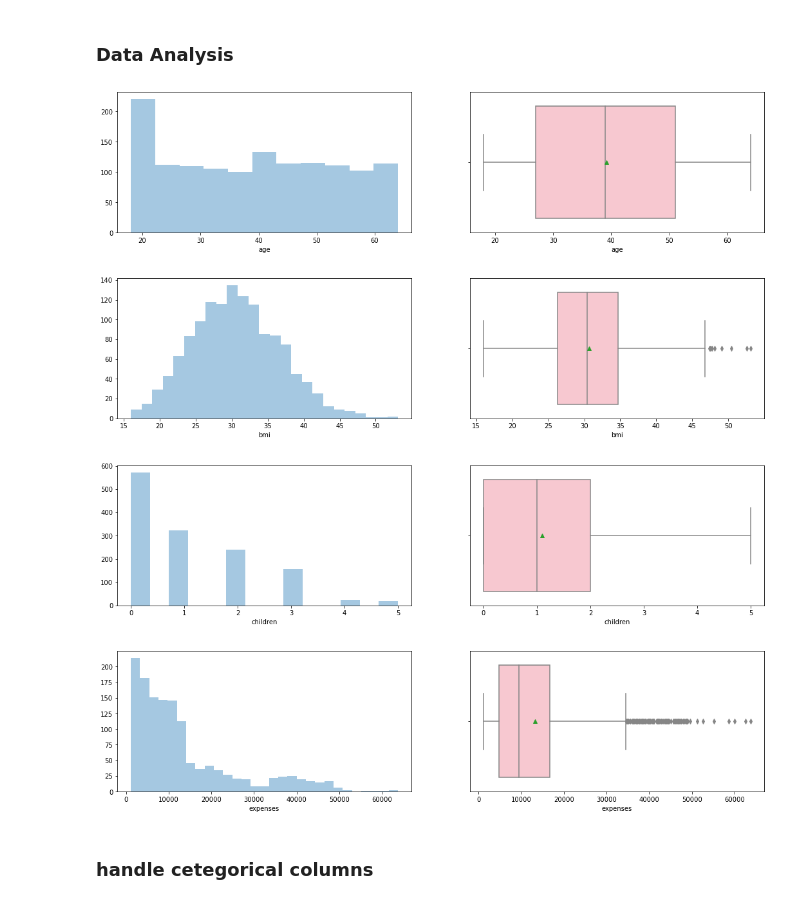
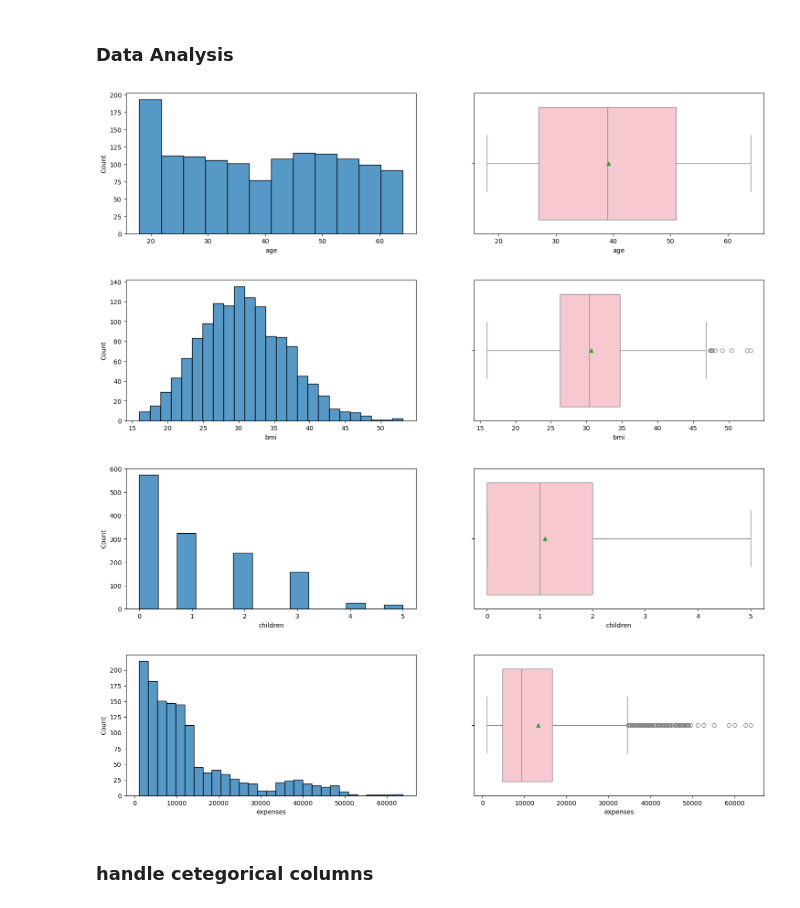
Before and after one commit to viniciusvjo/previsao-seguro, a Jupyter notebook: static/Insurance Premium Prediction.ipynb, the cells around one changed output. Cells and saved outputs as stored; diff of their text form; code cells hidden in the pictures.

```diff
--- a/static/Insurance Premium Prediction.ipynb
+++ b/static/Insurance Premium Prediction.ipynb
@@ -105,14 +105,14 @@ df.shape
 # %%
 x_axis = ['age', 'bmi', 'children', 'expenses']
 for x in x_axis:
     fig, axes = plt.subplots(1,2, figsize=(18,4))
-    sns.distplot(df[x], ax=axes[0], kde = False)
+    sns.histplot(df[x], ax=axes[0], kde = False)
     sns.boxplot(df[x], ax= axes[1], orient="h", showmeans= True, color="pink")
 # %% [output]
-[figure, old version]
+[figure, new version]
-[figure, old version]
+[figure, new version]
-[figure, old version]
+[figure, new version]
-[figure, old version]
+[figure, new version]
 # %% [markdown]
 ### handle cetegorical columns
 # %%
```
Also changed, not shown: parts of 3 cells of this notebook, 9 other files.
